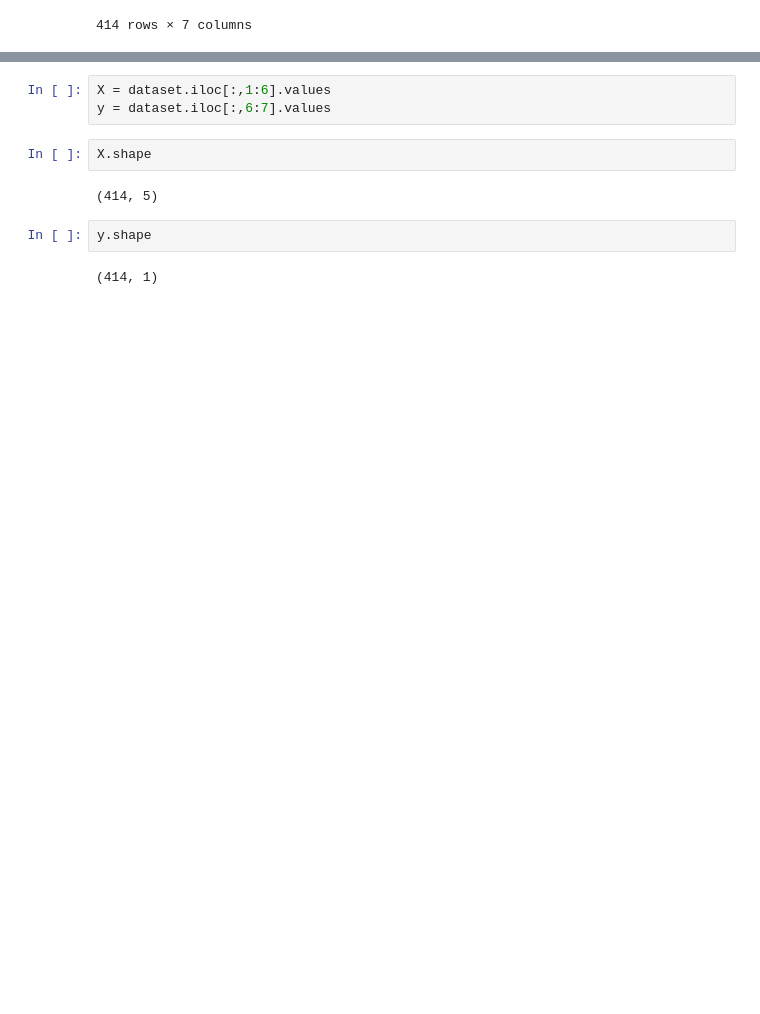
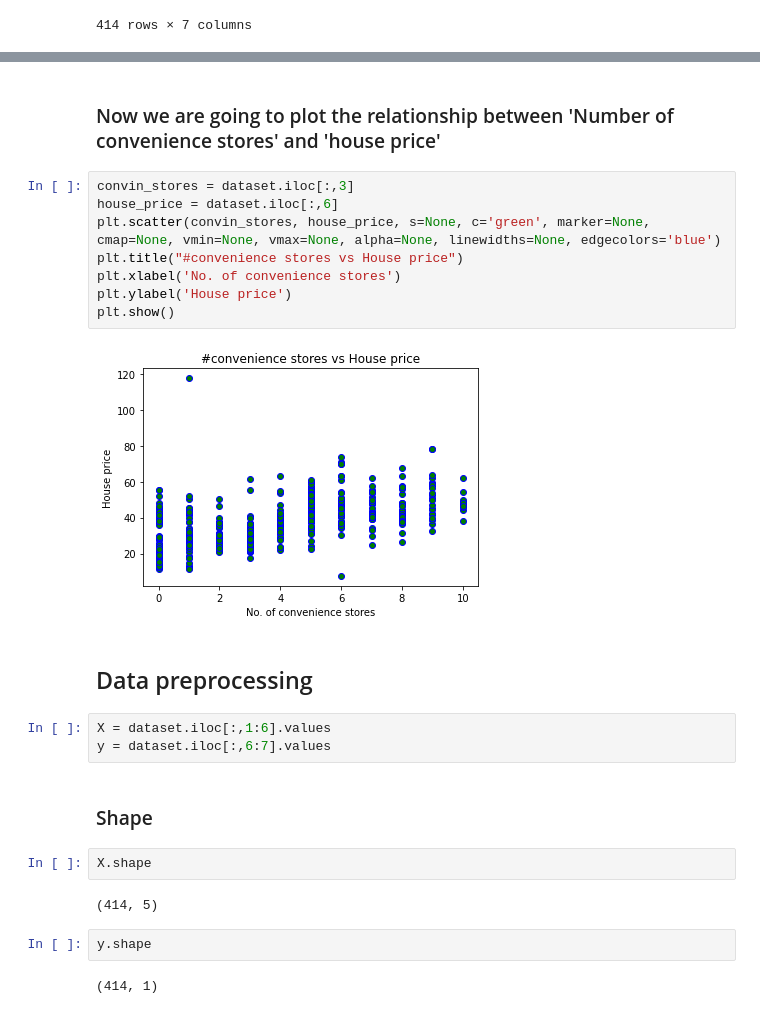
Before and after one commit to jyotirmaypaliwal/Housing-price-prediction, a Jupyter notebook: Linear regression.ipynb, the cells around one changed output, grey strips where cells are left out. Drawn from its saved outputs; the diff is of its cells as text; blank space fills up the shorter version.

```diff
--- a/Linear regression.ipynb
+++ b/Linear regression.ipynb
@@ -31,6 +59,22 @@ dataset
+# %% [markdown]
+### Now we are going to plot the relationship between 'Number of convenience stores' and 'house price'
+# %%
+convin_stores = dataset.iloc[:,3]
+house_price = dataset.iloc[:,6]
+plt.scatter(convin_stores, house_price, s=None, c='green', marker=None, cmap=None, vmin=None, vmax=None, alpha=None, linewidths=None, edgecolors='blue')
+plt.title("#convenience stores vs House price")
+plt.xlabel('No. of convenience stores')
+plt.ylabel('House price')
+plt.show()
+# %% [output]
+[figure, added]
+# %% [markdown]
+## Data preprocessing
 # %%
 X = dataset.iloc[:,1:6].values
 y = dataset.iloc[:,6:7].values
+# %% [markdown]
+### Shape
 # %%
 X.shape
 # %% [output]
```
Also changed, not shown: parts of 25 cells of this notebook.
